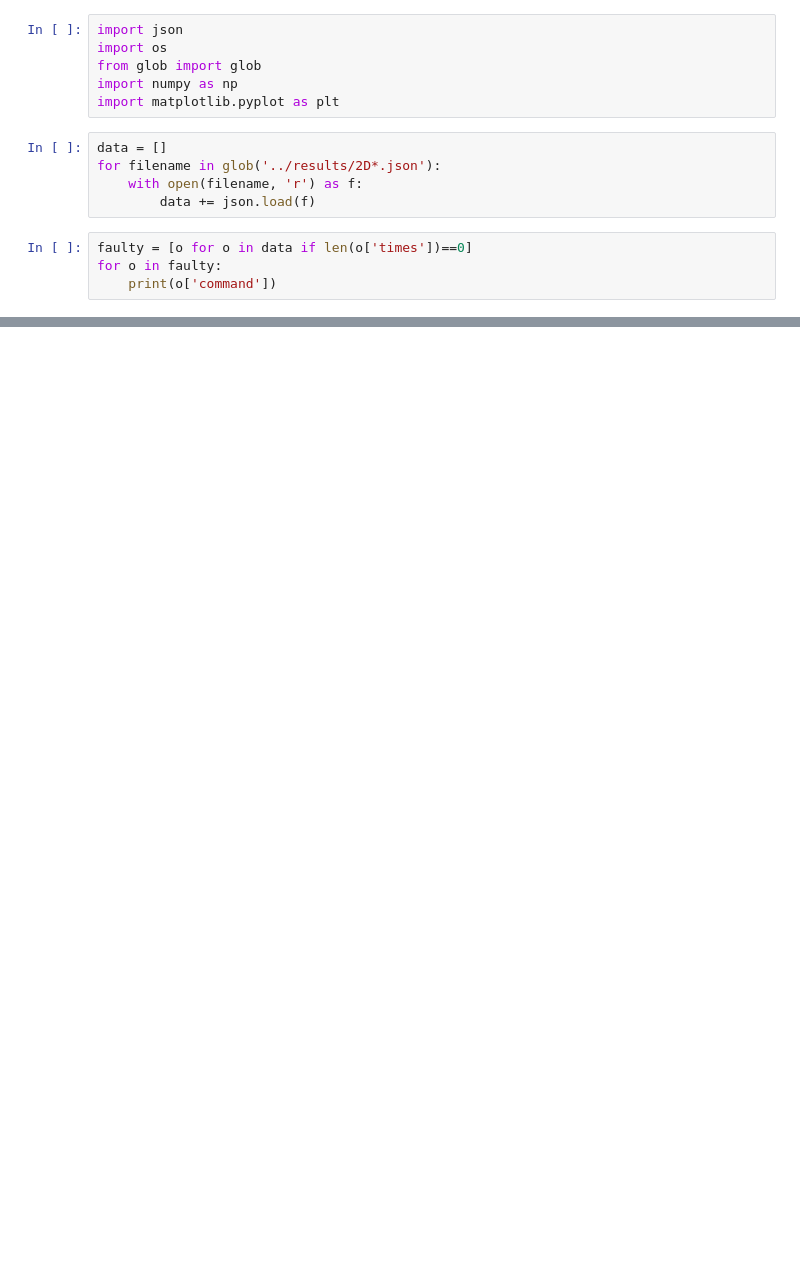
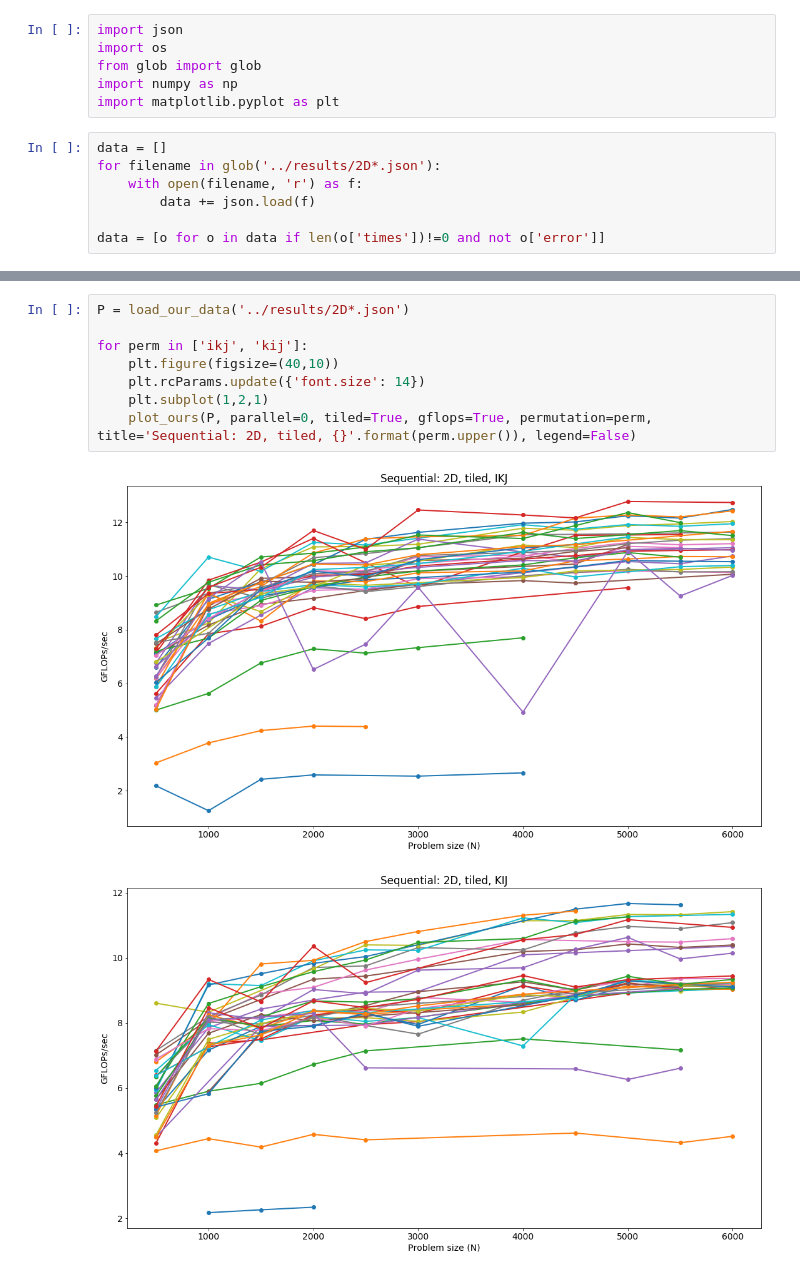
Before and after one commit to lnarmour/parric-ttmm, a Jupyter notebook: scripts/finalScripts/plots/Baseline.ipynb, the cells around one changed output, grey strips where cells are left out. Cells and saved outputs as stored; diff of their text form; blank space fills up the shorter version.

```diff
--- a/scripts/finalScripts/plots/Baseline.ipynb
+++ b/scripts/finalScripts/plots/Baseline.ipynb
@@ -9,7 +9,5 @@ data = []
 for filename in glob('../results/2D*.json'):
     with open(filename, 'r') as f:
         data += json.load(f)
+
+data = [o for o in data if len(o['times'])!=0 and not o['error']]
-# %%
-faulty = [o for o in data if len(o['times'])==0]
-for o in faulty:
-    print(o['command'])
@@ -235,0 +187,11 @@ ValueError: zero-size array to reduction operation minimum which has no identity
+# %%
+P = load_our_data('../results/2D*.json')
+
+for perm in ['ikj', 'kij']:
+    plt.figure(figsize=(40,10))
+    plt.rcParams.update({'font.size': 14})
+    plt.subplot(1,2,1)
+    plot_ours(P, parallel=0, tiled=True, gflops=True, permutation=perm, title='Sequential: 2D, tiled, {}'.format(perm.upper()), legend=False)
+# %% [output]
+[figure, added]
+[figure, added]
```
Also changed, not shown: parts of 9 cells of this notebook, 11 other files.
